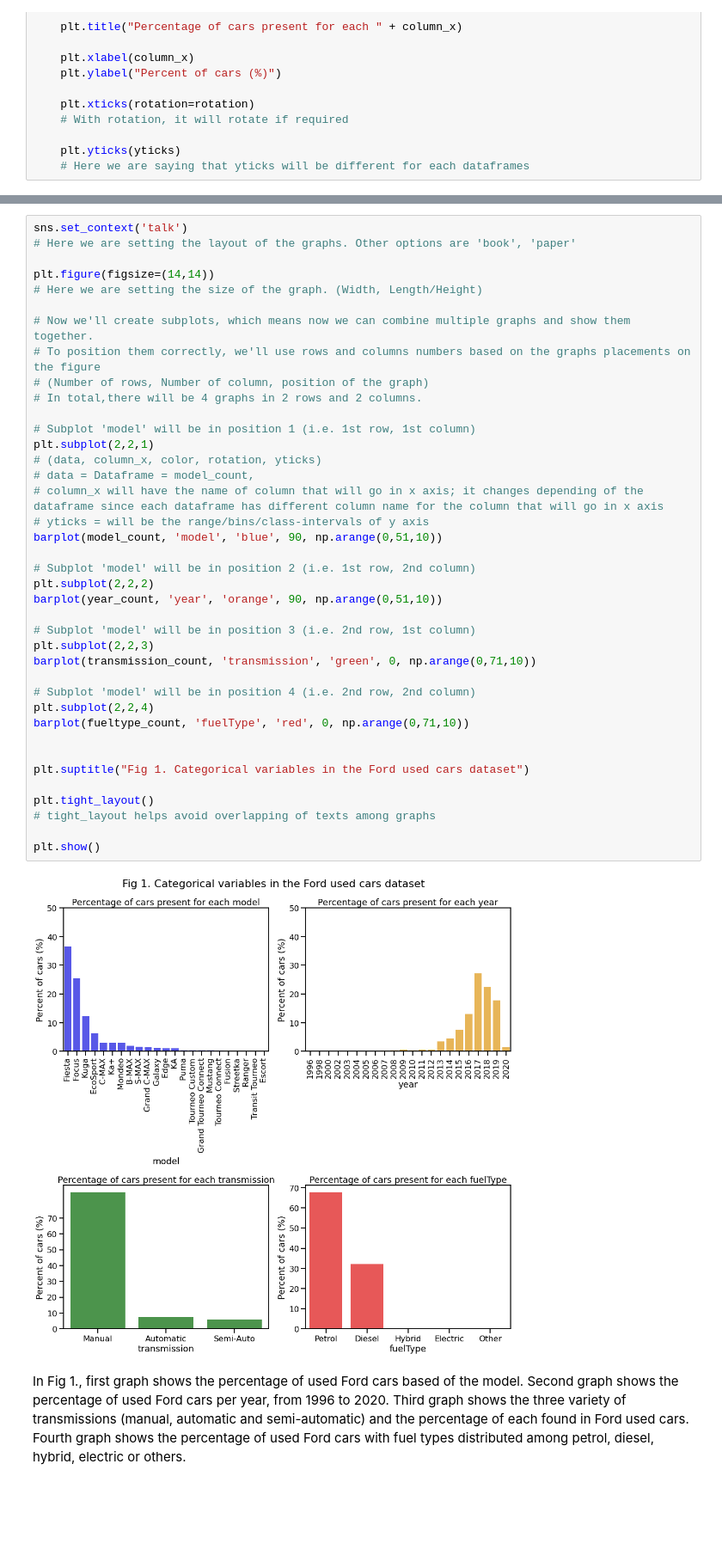
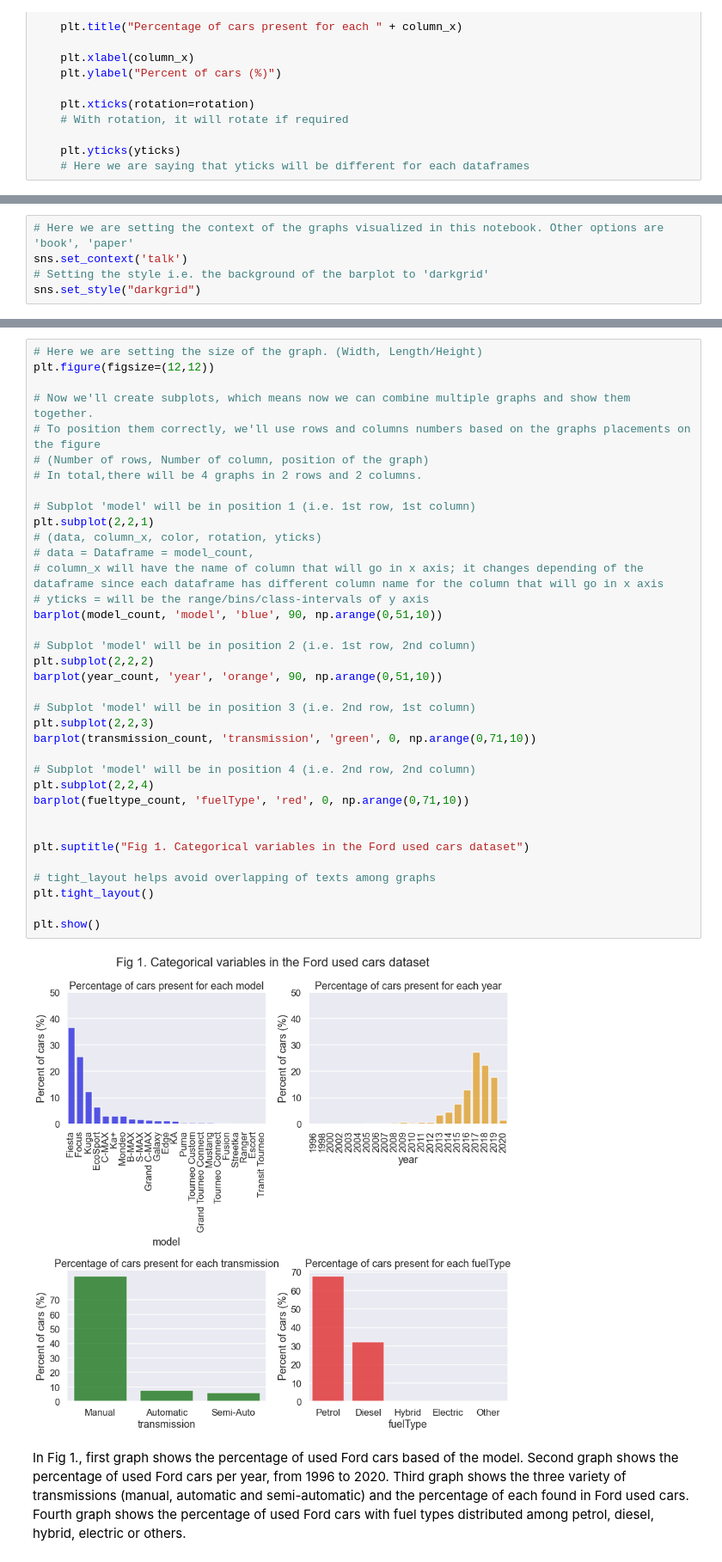
Before and after one commit to nuzhat-masud/ford_used_cars_analysis, a Jupyter notebook: ford_used_cars_EDA.ipynb, the cells around one changed output, grey strips where cells are left out. Shown at 86% size. Drawn from its saved outputs; the diff is of its cells as text; blank space fills up the shorter version.

```diff
--- a/ford_used_cars_EDA.ipynb
+++ b/ford_used_cars_EDA.ipynb
@@ -133 +180,6 @@ def barplot(data, column_x, color, rotation, yticks):
+# %%
+# Here we are setting the context of the graphs visualized in this notebook. Other options are 'book', 'paper'
+sns.set_context('talk')
+# Setting the style i.e. the background of the barplot to 'darkgrid'
+sns.set_style("darkgrid")
 # %% [markdown]
@@ -135,44 +187,41 @@ def barplot(data, column_x, color, rotation, yticks):
 # %%
-sns.set_context('talk')
-# Here we are setting the layout of the graphs. Other options are 'book', 'paper'
-
-plt.figure(figsize=(14,14))
 # Here we are setting the size of the graph. (Width, Length/Height)
+plt.figure(figsize=(12,12))
 
 # Now we'll create subplots, which means now we can combine multiple graphs and show them together.
 # To position them correctly, we'll use rows and columns numbers based on the graphs placements on the figure
 # (Number of rows, Number of column, position of the graph)
 # In total,there will be 4 graphs in 2 rows and 2 columns.
 
 # Subplot 'model' will be in position 1 (i.e. 1st row, 1st column)
 plt.subplot(2,2,1)
 # (data, column_x, color, rotation, yticks)
 # data = Dataframe = model_count,
 # column_x will have the name of column that will go in x axis; it changes depending of the dataframe since each dataframe has different column name for the column that will go in x axis
 # yticks = will be the range/bins/class-intervals of y axis
 barplot(model_count, 'model', 'blue', 90, np.arange(0,51,10))
 
 # Subplot 'model' will be in position 2 (i.e. 1st row, 2nd column)
 plt.subplot(2,2,2)
 barplot(year_count, 'year', 'orange', 90, np.arange(0,51,10))
 
 # Subplot 'model' will be in position 3 (i.e. 2nd row, 1st column)
 plt.subplot(2,2,3)
 barplot(transmission_count, 'transmission', 'green', 0, np.arange(0,71,10))
 
 # Subplot 'model' will be in position 4 (i.e. 2nd row, 2nd column)
 plt.subplot(2,2,4)
 barplot(fueltype_count, 'fuelType', 'red', 0, np.arange(0,71,10))
 
 
 plt.suptitle("Fig 1. Categorical variables in the Ford used cars dataset")
 
+# tight_layout helps avoid overlapping of texts among graphs
 plt.tight_layout()
-# tight_layout helps avoid overlapping of texts among graphs
 
 plt.show()
 # %% [output]
-[figure, old version]
+[figure, new version]
 # %% [markdown]
 In Fig 1., first graph shows the percentage of used Ford cars based of the model.
 Second graph shows the percentage of used Ford cars per year, from 1996 to 2020.
```
Also changed, not shown: parts of 43 cells of this notebook.
